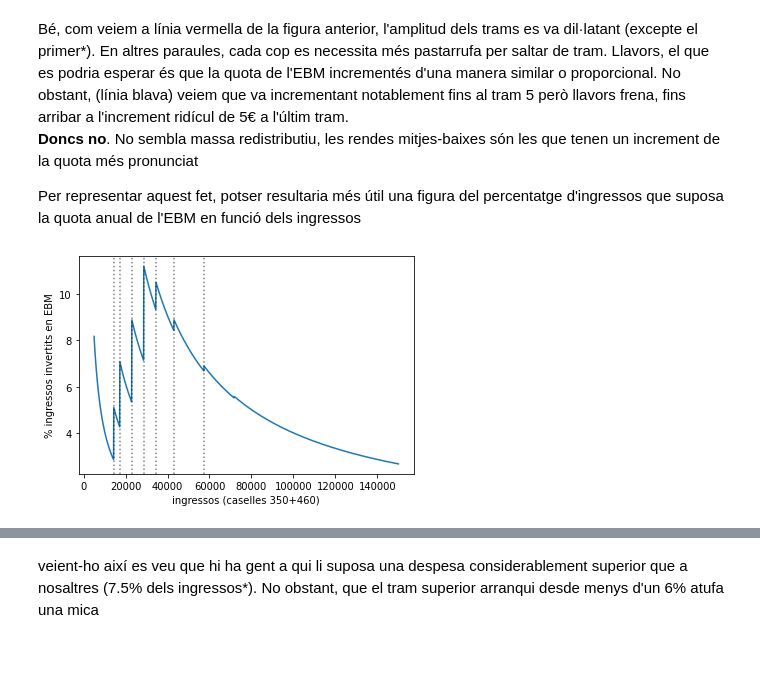
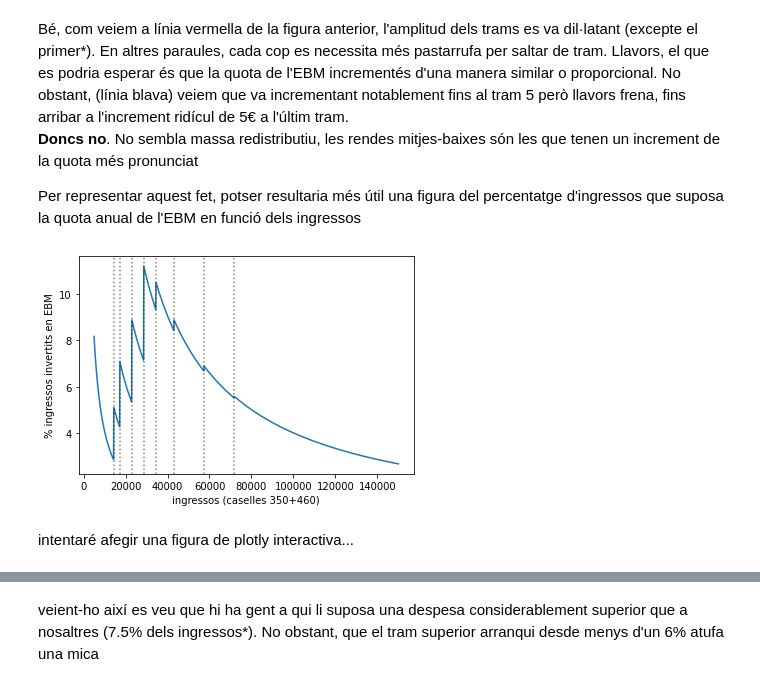
Before and after one commit to PastorJordi/site_notebooks, a Jupyter notebook: notebooks/tarifes_EBM_Terrassa.ipynb, the cells around one changed output, grey strips where cells are left out. Drawn from its saved outputs; the diff is of its cells as text; code cells hidden in the pictures; blank space fills up the shorter version.

```diff
--- a/notebooks/tarifes_EBM_Terrassa.ipynb
+++ b/notebooks/tarifes_EBM_Terrassa.ipynb
@@ -31,9 +31,9 @@ import numpy as np
 import matplotlib.pyplot as plt
 import pandas as pd
 
-preus = np.array([40.84, 73.5, 122.51, 204.18, 321.16, 362.19, 382.71, 395.53, 400.66])
-#trams = np.array(
-#    [0, 11_951.6, 14_341.91, 19_122.55, 23_903.19, 28_683.83, 35_854.79, 47_806.38, 59_757.98, np.inf])
+preus = np.array(
+    [40.84, 73.5, 122.51, 204.18, 321.16, 362.19, 382.71, 395.53, 400.66]
+)
 trams = np.array(
     [0, 14341.91, 17210.3, 22947.06, 28683.83, 34420.59, 43025.74, 57367.66, 71709.57]
 )
@@ -54,21 +54,23 @@ Per representar aquest fet, potser resultaria més útil una figura del percenta
 # %%
 def perc_quota(ingressos):
     """retorna el percentatge que suposa la quota anual respecte els ingressos (per 1 fill)"""
     tram = np.searchsorted(trams, ingressos) # tram que correspon
     anualitat = preus[tram-1] * 10 # index 0-based, 10 quotes
     return 100 * anualitat / ingressos
 # generem dades per un rang d'ingressos i les visualitzem
 rang_ingressos = np.arange(5000,150_001,100)
 percentatges = [perc_quota(x) for x in rang_ingressos]
 
 plt.plot(rang_ingressos, percentatges)
-for edge in trams[1:-1]:
+for edge in trams[1:]:
     plt.axvline(edge, c=(0,0,0,.5), ls=':')
 plt.xlabel('ingressos (caselles 350+460)')
 plt.ylabel('% ingressos invertits en EBM');
 # provar plotly express
 # %% [output]
-[figure, old version]
+[figure, new version]
+# %% [markdown]
+intentaré afegir una figura de plotly interactiva...
 # %%
 # import plotly.express as px
 # fig = px.line(x=rang_ingressos, y=percentatges,
```
Also changed, not shown: parts of 9 cells of this notebook.
